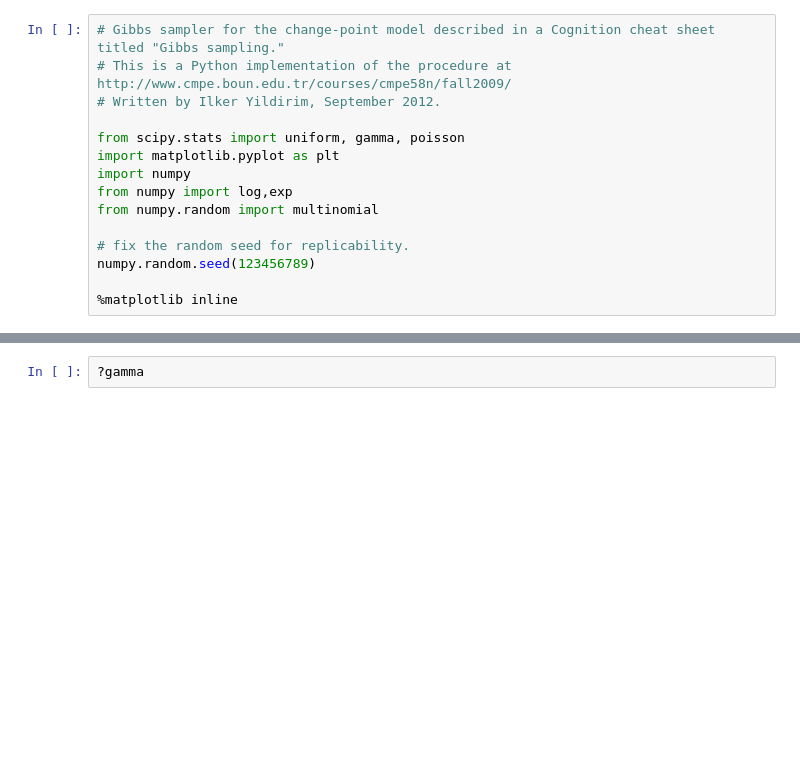
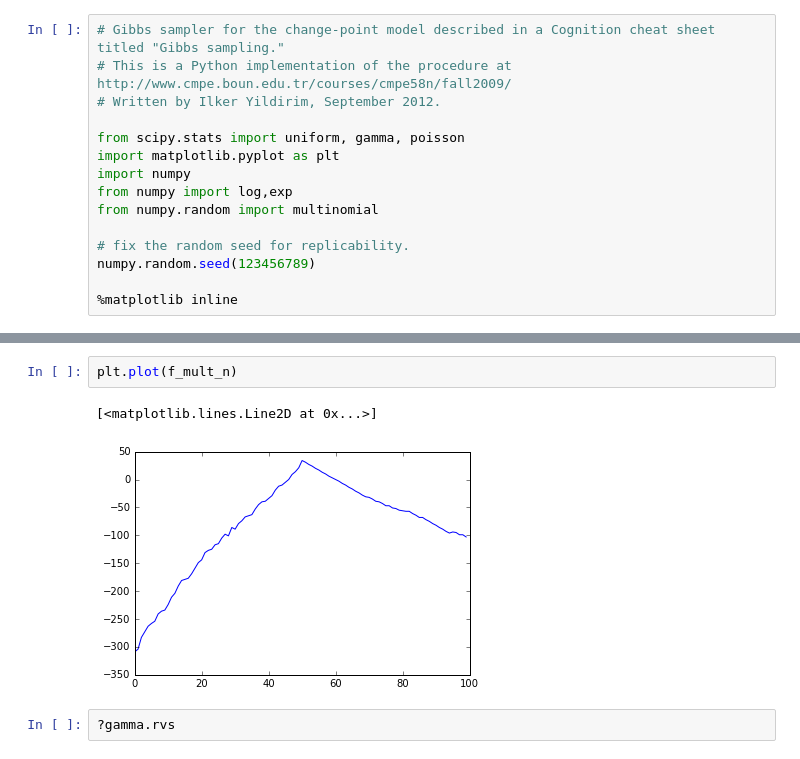
Before and after one commit to franklinmarsh/computational_statistics, a Jupyter notebook: gibbs_sampler.ipynb, the cells around one changed output, grey strips where cells are left out. Saved outputs shown, nothing was run; the diff lists cells and outputs as text; blank space fills up the shorter version.

```diff
--- a/gibbs_sampler.ipynb
+++ b/gibbs_sampler.ipynb
@@ -109,2 +113,7 @@ At iteration 49
+# %%
+plt.plot(f_mult_n)
+# %% [output]
+[<matplotlib.lines.Line2D at 0x...>]
+[figure, added]
 # %%
-?gamma
+?gamma.rvs
```
Also changed, not shown: parts of 2 cells of this notebook, 1 other file.
